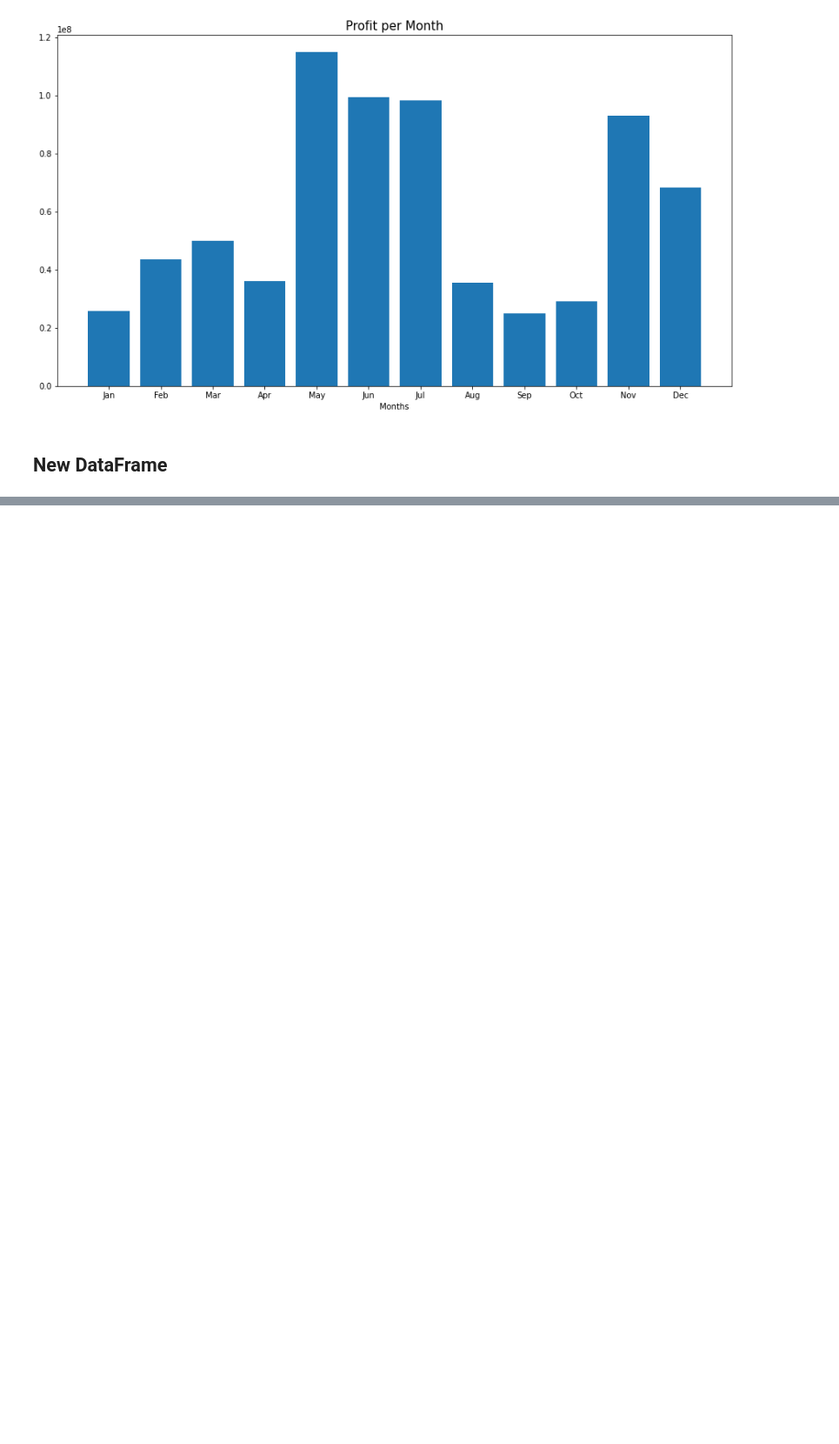
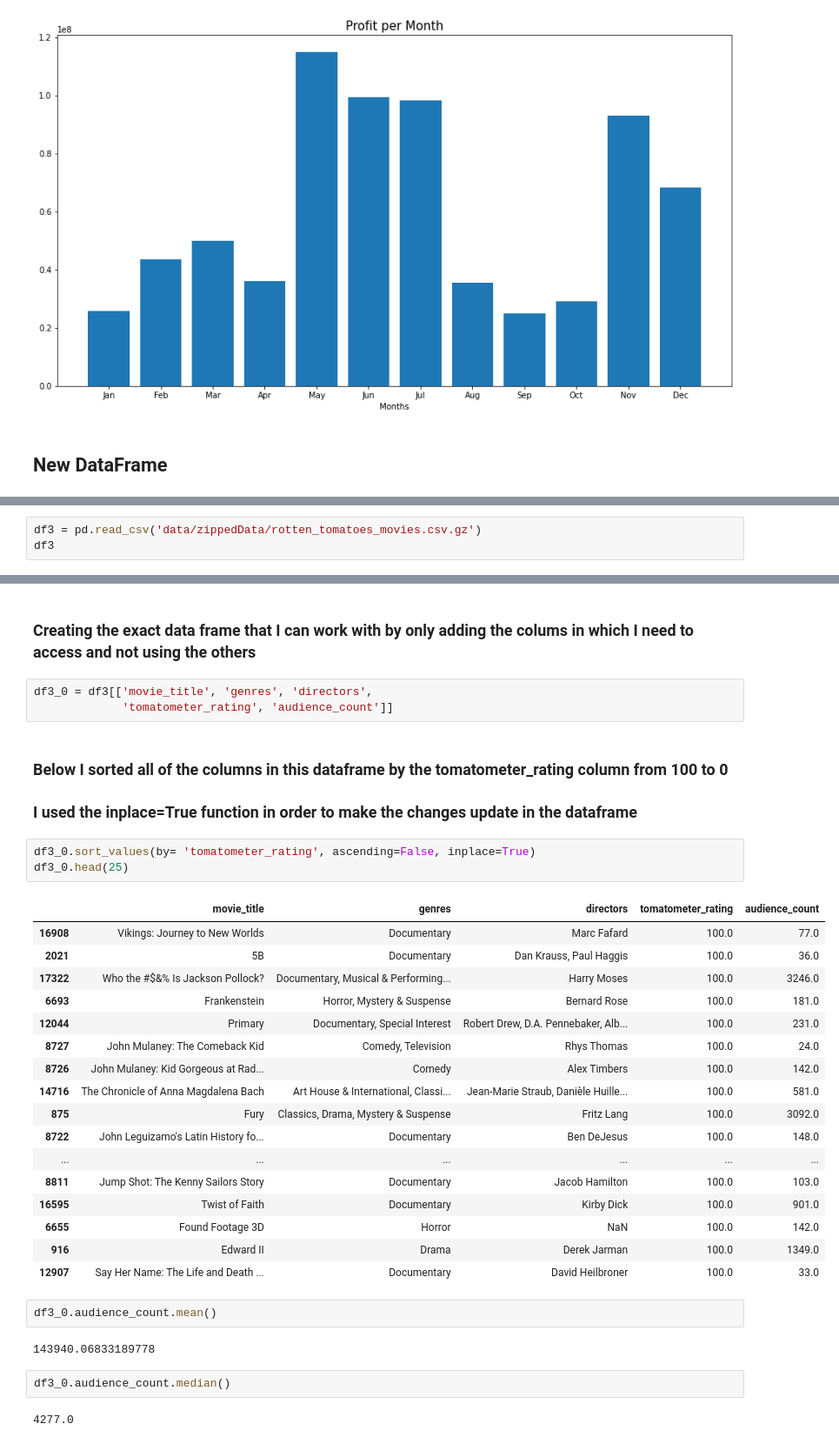
Before and after one commit to camdeman/MMA, a Jupyter notebook: Project_One_Final_Notebook.ipynb, the cells around one changed output, grey strips where cells are left out. Shown at 87% size. Cells and saved outputs as stored; diff of their text form; blank space fills up the shorter version.

```diff
--- a/Project_One_Final_Notebook.ipynb
+++ b/Project_One_Final_Notebook.ipynb
@@ -877,0 +880,3 @@ ax.tick_params(axis='x', labelrotation = 0)
+# %%
+df3 = pd.read_csv('data/zippedData/rotten_tomatoes_movies.csv.gz')
+df3
@@ -877,0 +919,37 @@ ax.tick_params(axis='x', labelrotation = 0)
+# %% [markdown]
+### Creating the exact data frame that I can work with by only adding the colums in which I need to access and not using the others
+# %%
+df3_0 = df3[['movie_title', 'genres', 'directors',
+             'tomatometer_rating', 'audience_count']]
+# %% [markdown]
+### Below I sorted all of the columns in this dataframe by the tomatometer_rating column from 100 to 0
+### I used the inplace=True function in order to make the changes update in the dataframe
+# %%
+df3_0.sort_values(by= 'tomatometer_rating', ascending=False, inplace=True)
+df3_0.head(25)
+# %% [output]
+|  | movie_title | genres | directors | tomatometer_rating | audience_count |
+| 16908 | Vikings: Journey to New Worlds | Documentary | Marc Fafard | 100.0 | 77.0 |
+| 2021 | 5B | Documentary | Dan Krauss, Paul Haggis | 100.0 | 36.0 |
+| 17322 | Who the #$&% Is Jackson Pollock? | Documentary, Musical & Performing... | Harry Moses | 100.0 | 3246.0 |
+| 6693 | Frankenstein | Horror, Mystery & Suspense | Bernard Rose | 100.0 | 181.0 |
+| 12044 | Primary | Documentary, Special Interest | Robert Drew, D.A. Pennebaker, Alb... | 100.0 | 231.0 |
+| 8727 | John Mulaney: The Comeback Kid | Comedy, Television | Rhys Thomas | 100.0 | 24.0 |
+| 8726 | John Mulaney: Kid Gorgeous at Rad... | Comedy | Alex Timbers | 100.0 | 142.0 |
+| 14716 | The Chronicle of Anna Magdalena Bach | Art House & International, Classi... | Jean-Marie Straub, Danièle Huille... | 100.0 | 581.0 |
+| 875 | Fury | Classics, Drama, Mystery & Suspense | Fritz Lang | 100.0 | 3092.0 |
+| 8722 | John Leguizamo's Latin History fo... | Documentary | Ben DeJesus | 100.0 | 148.0 |
+| ... | ... | ... | ... | ... | ... |
+| 8811 | Jump Shot: The Kenny Sailors Story | Documentary | Jacob Hamilton | 100.0 | 103.0 |
+| 16595 | Twist of Faith | Documentary | Kirby Dick | 100.0 | 901.0 |
+| 6655 | Found Footage 3D | Horror | NaN | 100.0 | 142.0 |
+| 916 | Edward II | Drama | Derek Jarman | 100.0 | 1349.0 |
+| 12907 | Say Her Name: The Life and Death ... | Documentary | David Heilbroner | 100.0 | 33.0 |
+# %%
+df3_0.audience_count.mean()
+# %% [output]
+143940.06833189778
+# %%
+df3_0.audience_count.median()
+# %% [output]
+4277.0
```
Also changed, not shown: parts of 7 cells of this notebook.
